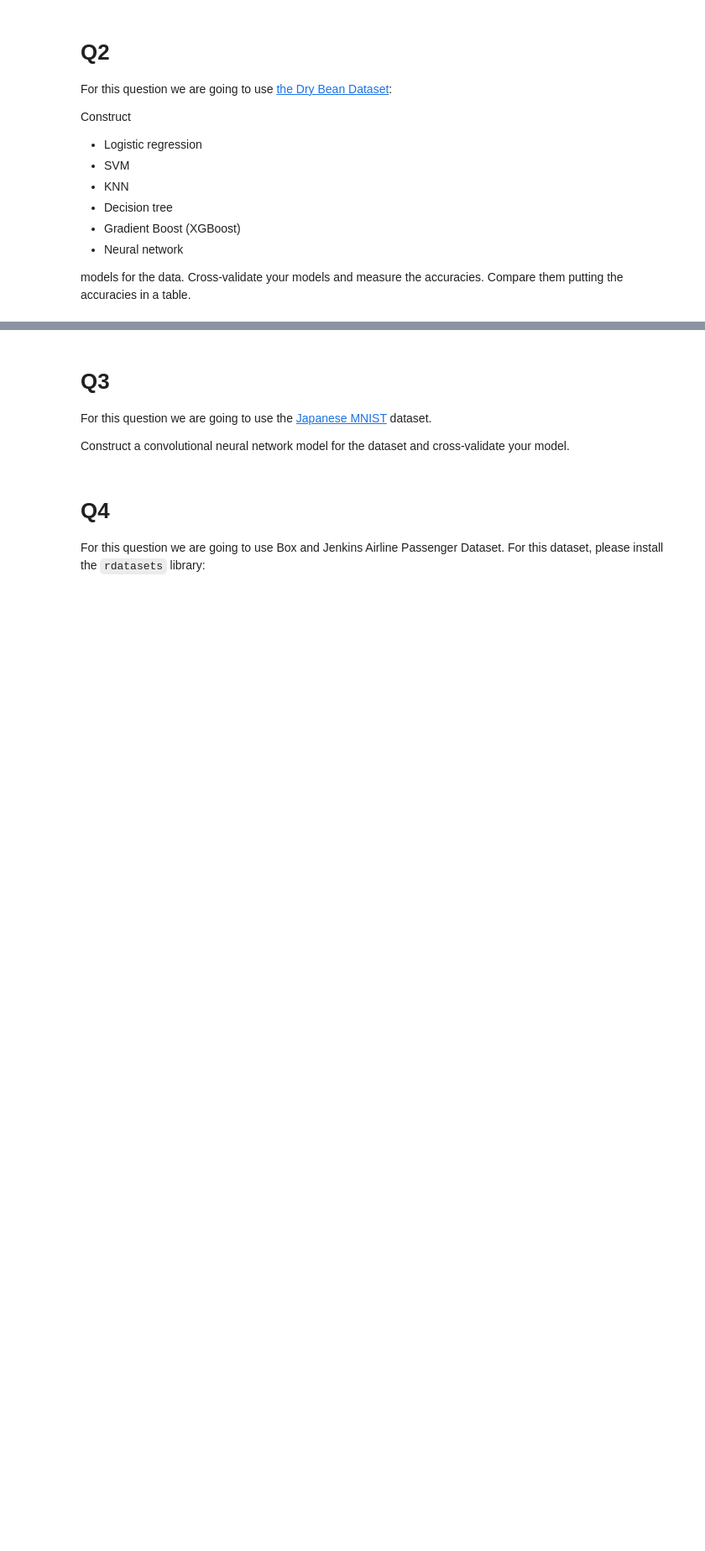
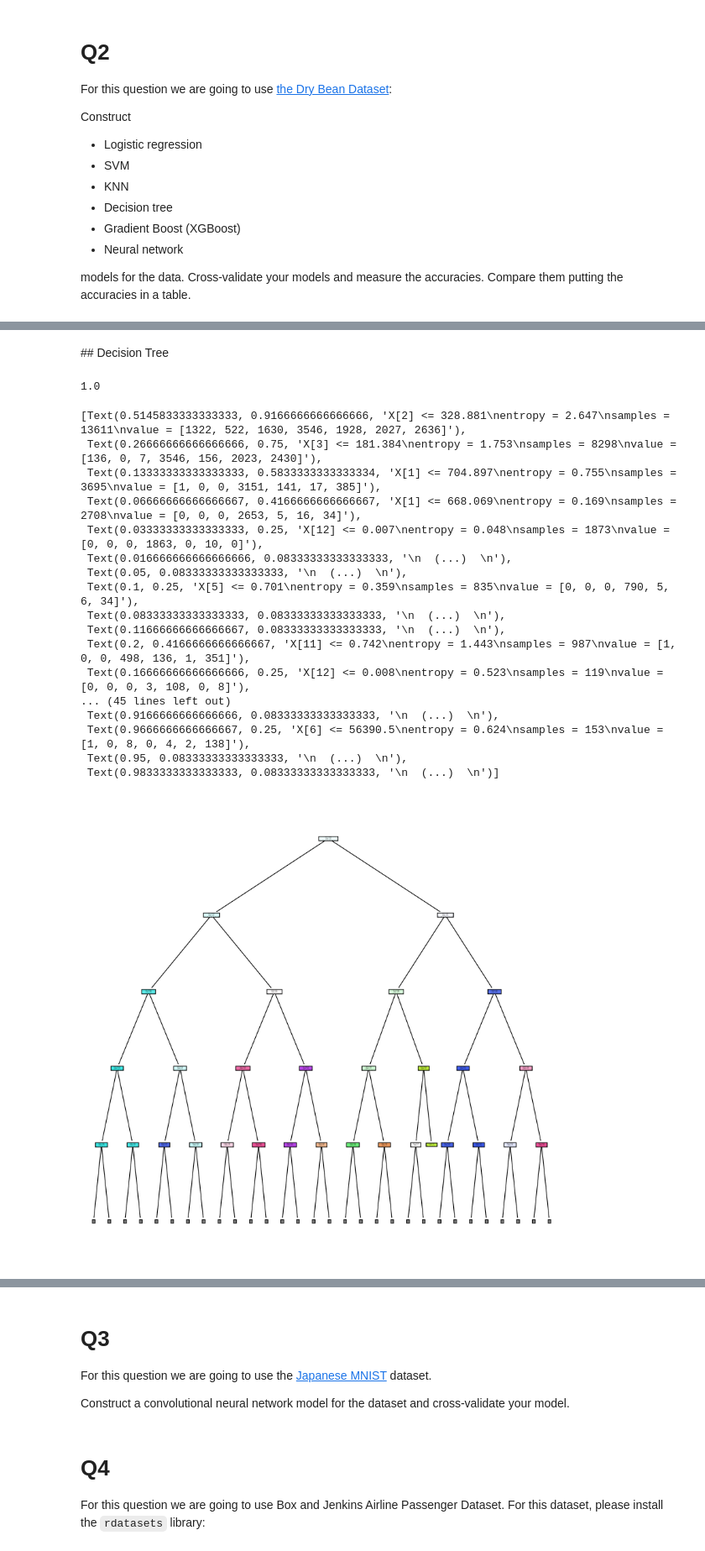
Before and after one commit to cemsanga/MAT555E_Assignments, a Jupyter notebook: HW4_colab.ipynb, the cells around one changed output, grey strips where cells are left out. Shown: that part at 84% size. Drawn from its saved outputs; the diff is of its cells as text; code cells hidden in the pictures; blank space fills up the shorter version.

```diff
--- a/HW4_colab.ipynb
+++ b/HW4_colab.ipynb
@@ -394,6 +399,6 @@ models for the data. Cross-validate your models and measure the accuracies. Comp
 # %%
-#with urlopen('https://archive.ics.uci.edu/ml/machine-learning-databases/00602/DryBeanDataset.zip') as url:
-#    zf = ZipFile(BytesIO(url.read()))
-#    data = pd.read_excel(zf.open('DryBeanDataset/Dry_Bean_Dataset.xlsx'))
+with urlopen('https://archive.ics.uci.edu/ml/machine-learning-databases/00602/DryBeanDataset.zip') as url:
+    zf = ZipFile(BytesIO(url.read()))
+    data = pd.read_excel(zf.open('DryBeanDataset/Dry_Bean_Dataset.xlsx'))
 
-#data
+data
@@ -399,0 +421,4 @@ models for the data. Cross-validate your models and measure the accuracies. Comp
+# %%
+le = LabelEncoder()
+data['Class'] = le.fit_transform(data['Class'])
+data['Class']
@@ -399,0 +438,3 @@ models for the data. Cross-validate your models and measure the accuracies. Comp
+# %%
+x2 = data.iloc[:,0:-1]
+y2 = data.iloc[:,-1]
@@ -399,0 +510,31 @@ models for the data. Cross-validate your models and measure the accuracies. Comp
+# %% [markdown]
+## Decision Tree
+# %%
+DT_Model2 = DecisionTreeClassifier(max_depth=36, criterion="entropy")
+DT_Model2.fit(x2,y2)
+DT_Score2 = DT_Model2.score(x2,y2)
+print(DT_Score2)
+# %% [output]
+1.0
+# %%
+plt.figure(figsize=(12,12), dpi=240)
+tree.plot_tree(DT_Model2,filled = True,max_depth=4)
+# %% [output]
+[Text(0.5145833333333333, 0.9166666666666666, 'X[2] <= 328.881\nentropy = 2.647\nsamples = 13611\nvalue = [1322, 522, 1630, 3546, 1928, 2027, 2636]'),
+ Text(0.26666666666666666, 0.75, 'X[3] <= 181.384\nentropy = 1.753\nsamples = 8298\nvalue = [136, 0, 7, 3546, 156, 2023, 2430]'),
+ Text(0.13333333333333333, 0.5833333333333334, 'X[1] <= 704.897\nentropy = 0.755\nsamples = 3695\nvalue = [1, 0, 0, 3151, 141, 17, 385]'),
+ Text(0.06666666666666667, 0.4166666666666667, 'X[1] <= 668.069\nentropy = 0.169\nsamples = 2708\nvalue = [0, 0, 0, 2653, 5, 16, 34]'),
+ Text(0.03333333333333333, 0.25, 'X[12] <= 0.007\nentropy = 0.048\nsamples = 1873\nvalue = [0, 0, 0, 1863, 0, 10, 0]'),
+ Text(0.016666666666666666, 0.08333333333333333, '\n  (...)  \n'),
+ Text(0.05, 0.08333333333333333, '\n  (...)  \n'),
+ Text(0.1, 0.25, 'X[5] <= 0.701\nentropy = 0.359\nsamples = 835\nvalue = [0, 0, 0, 790, 5, 6, 34]'),
+ Text(0.08333333333333333, 0.08333333333333333, '\n  (...)  \n'),
+ Text(0.11666666666666667, 0.08333333333333333, '\n  (...)  \n'),
+ Text(0.2, 0.4166666666666667, 'X[11] <= 0.742\nentropy = 1.443\nsamples = 987\nvalue = [1, 0, 0, 498, 136, 1, 351]'),
+ Text(0.16666666666666666, 0.25, 'X[12] <= 0.008\nentropy = 0.523\nsamples = 119\nvalue = [0, 0, 0, 3, 108, 0, 8]'),
+... (45 lines left out)
+ Text(0.9166666666666666, 0.08333333333333333, '\n  (...)  \n'),
+ Text(0.9666666666666667, 0.25, 'X[6] <= 56390.5\nentropy = 0.624\nsamples = 153\nvalue = [1, 0, 8, 0, 4, 2, 138]'),
+ Text(0.95, 0.08333333333333333, '\n  (...)  \n'),
+ Text(0.9833333333333333, 0.08333333333333333, '\n  (...)  \n')]
+[figure, added]
```
Also changed, not shown: parts of 19 cells of this notebook.
